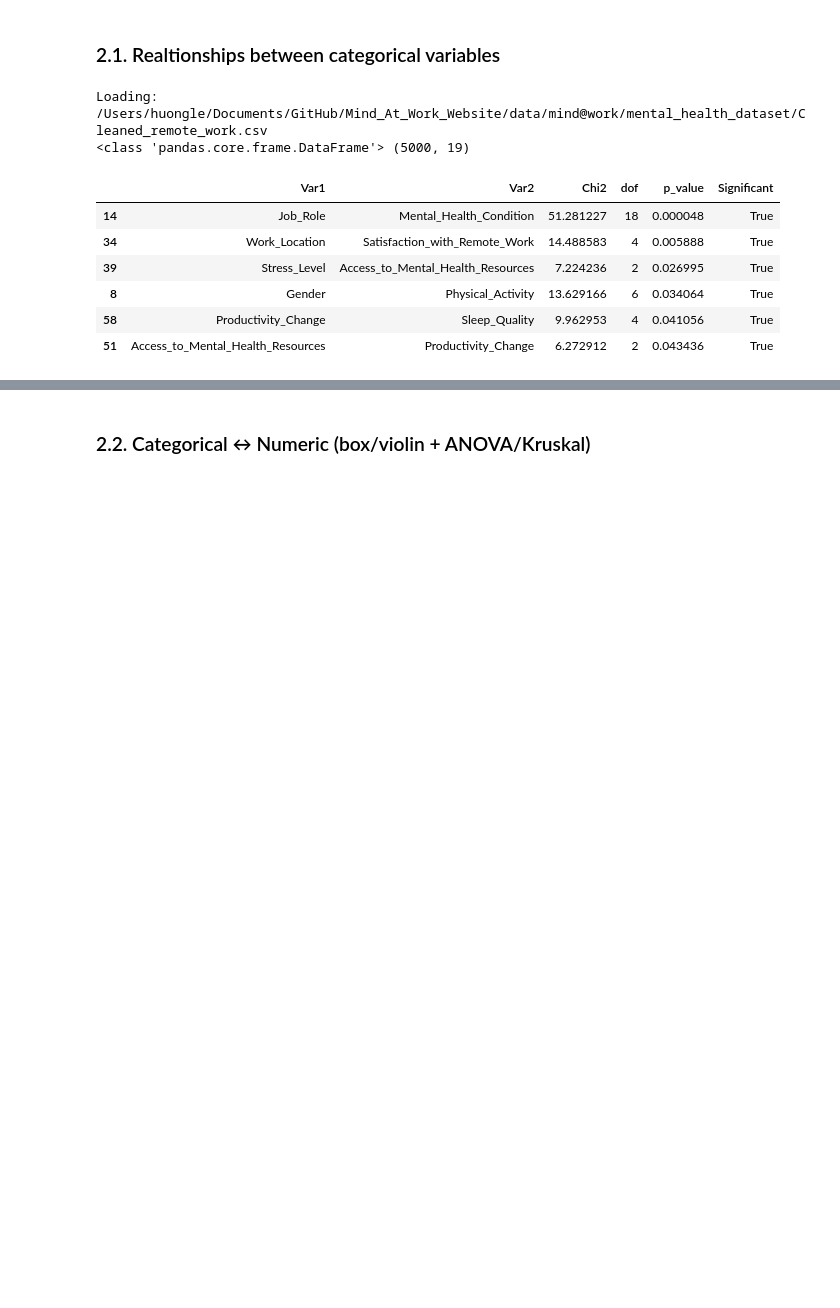
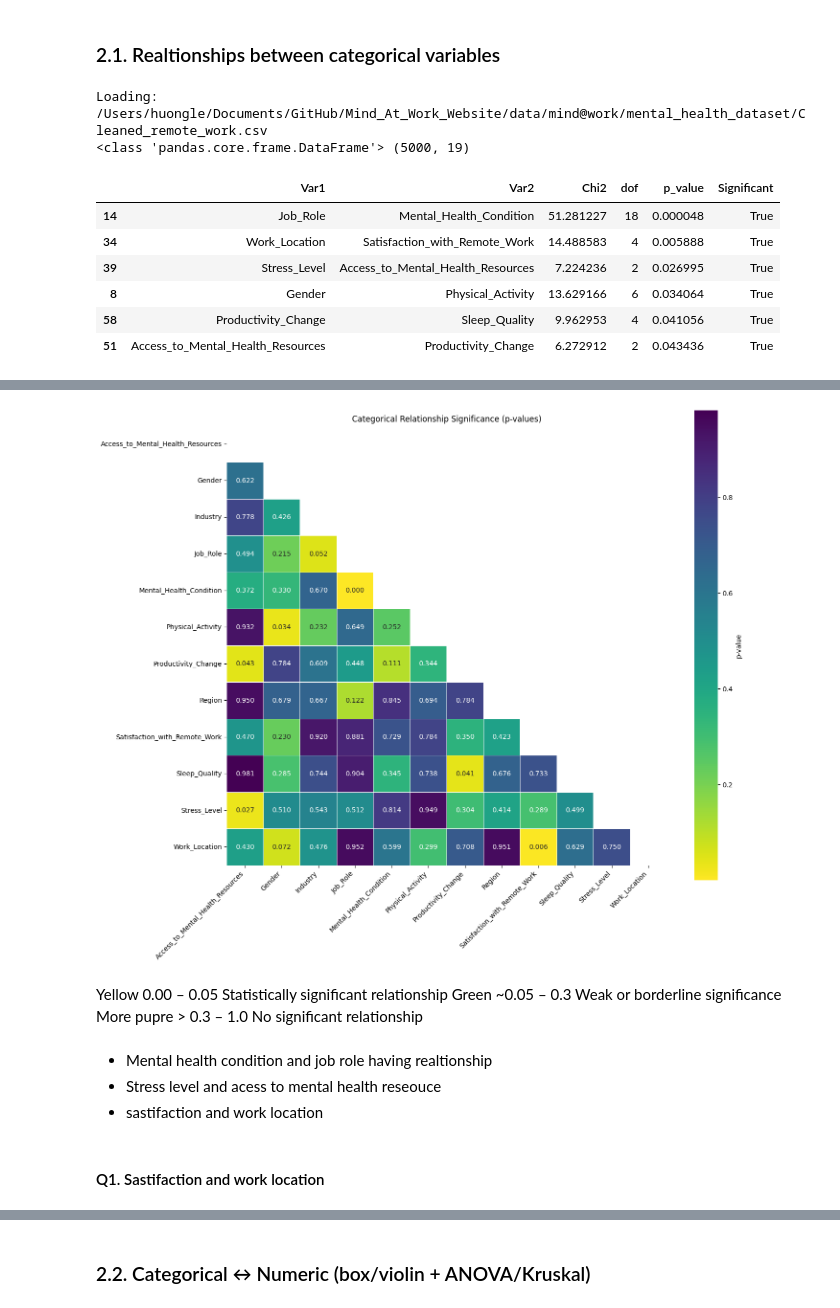
Before and after one commit to lehuong2709/Mind_At_Work_Website, a Jupyter notebook: notebook/Diagnosistic.ipynb, the cells around one changed output, grey strips where cells are left out. Drawn from its saved outputs; the diff is of its cells as text; code cells hidden in the pictures; blank space fills up the shorter version.

```diff
--- a/notebook/Diagnosistic.ipynb
+++ b/notebook/Diagnosistic.ipynb
@@ -278,0 +321,46 @@ plt.show()
+# %%
+def plot_pvalue_heatmap(res):
+    """
+    Draw a simple heatmap of p-values from scan_categorical_relationships().
+    Darker color = smaller p-value (stronger relationship).
+    """
+    if res.empty:
+        print("No categorical relationships to plot.")
+        return
+
+    # Create symmetric matrix of p-values
+    vars_ = sorted(set(res["Var1"]).union(res["Var2"]))
+    M = pd.DataFrame(1.0, index=vars_, columns=vars_)  # start with 1.0 (non-significant)
+
+    for _, r in res.iterrows():
+        a, b, p = r["Var1"], r["Var2"], r["p_value"]
+        M.loc[a, b] = M.loc[b, a] = p
+
+    # Plot
+    plt.figure(figsize=(1.2*len(vars_), 1.0*len(vars_)))
+    mask = np.triu(np.ones_like(M, dtype=bool))
+    ax = sns.heatmap(
+        M, mask=mask, cmap="viridis_r",  # lighter = less significant, darker = more
+        annot=True, fmt=".3f", square=True, linewidths=0.5,
+        cbar_kws={"label": "p-value"}
+    )
+    ax.set_title("Categorical Relationship Significance (p-values)")
+    plt.xticks(rotation=45, ha="right")
+    plt.yticks(rotation=0)
+    plt.tight_layout()
+    plt.show()
+# %%
+res = scan_categorical_relationships(df, alpha=0.05)
+plot_pvalue_heatmap(res)
+# %% [output]
+[figure, added]
+# %% [markdown]
+Yellow	0.00 – 0.05	Statistically significant relationship
+Green	~0.05 – 0.3	Weak or borderline significance
+More pupre	> 0.3 – 1.0	No significant relationship
+# %% [markdown]
+- Mental health condition and job role having realtionship
+- Stress level and acess to mental health reseouce
+- sastifaction and work location
+# %% [markdown]
+#### Q1. Sastifaction and work location
```
Also changed, not shown: parts of 52 cells of this notebook, 7 other files.
